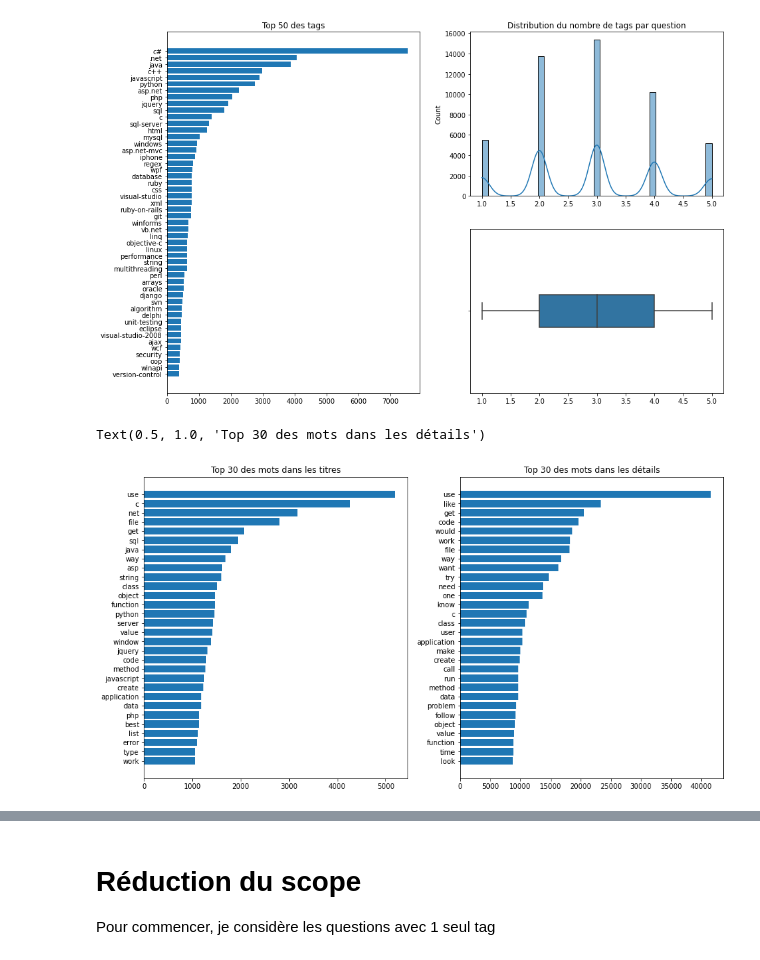
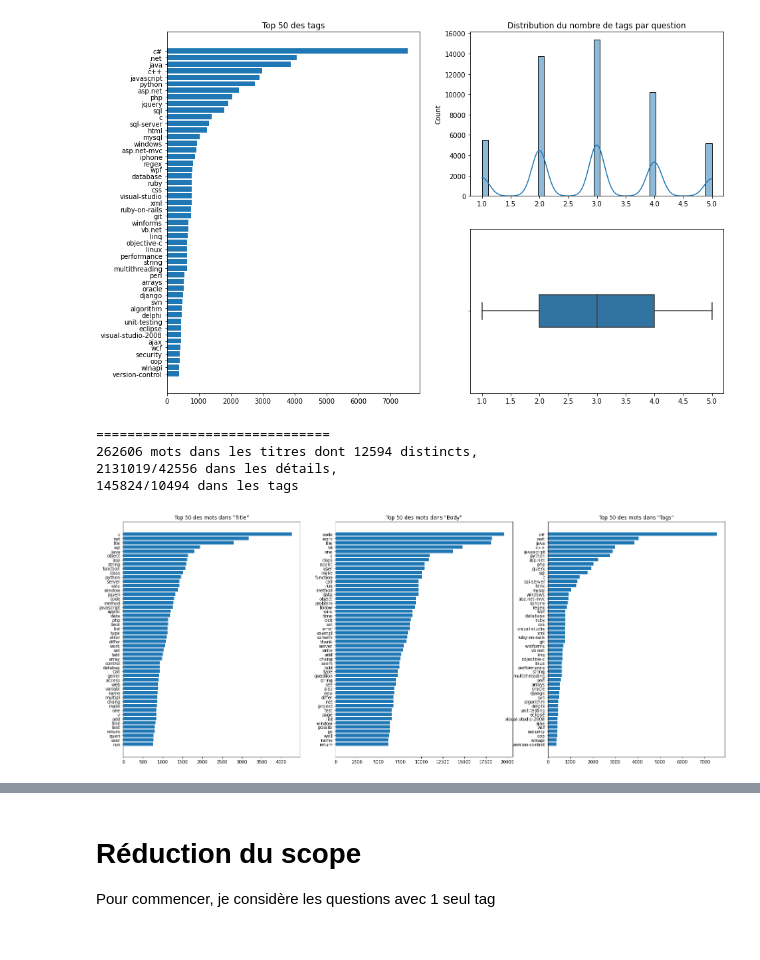
Before and after one commit to FKO78/OC-ds-p6, a Jupyter notebook: P6_Catégorisez_automatiquement_des_questions.ipynb, the cells around one changed output, grey strips where cells are left out. Drawn from its saved outputs; the diff is of its cells as text; code cells hidden in the pictures.

```diff
--- a/P6_Catégorisez_automatiquement_des_questions.ipynb
+++ b/P6_Catégorisez_automatiquement_des_questions.ipynb
@@ -208,21 +204,27 @@ sns.boxplot(x=train['Tags'].apply(lambda x: len(x.split())).values, width=0.2)
 # %% [output]
 <matplotlib.axes._subplots.AxesSubplot at 0x...>
 [figure]
-# %%
-fig = plt.figure(1, figsize=(15, 8))
-plt.subplot(121)
-temp = {k: n for k, n in freq['Title'][:top]}
-temp = sorted(temp.items(), key=lambda t: t[1])
-plt.barh([k for k, v in temp],
-         [v for k, v in temp])
-plt.title('Top {} des mots dans les titres'.format(top))
-
-plt.subplot(122)
-temp = {k: n for k, n in freq['Body'][:top]}
-temp = sorted(temp.items(), key=lambda t: t[1])
-plt.barh([k for k, v in temp],
-         [v for k, v in temp])
-plt.title('Top {} des mots dans les détails'.format(top))
-# %% [output]
-Text(0.5, 1.0, 'Top 30 des mots dans les détails')
-[figure, removed]
+# %%
+cpt = 1
+fig = plt.figure(1, figsize=(25, 10))
+cols = train.columns
+
+for col in cols:
+    plt.subplot(1, len(cols), cpt)
+    plt.barh([k for k, v in sorted(freq[col][:top], key=lambda x: x[1])],
+             [v for k, v in sorted(freq[col][:top], key=lambda x: x[1])])
+    plt.title('Top {} des mots dans "{}"'.format(top, col))
+    cpt += 1
+
+print('='*30)
+print('{} mots dans les titres dont {} distincts, \n\
+{}/{} dans les détails, \n{}/{} dans les tags'.\
+      format(sum(dict(freq['Title']).values()), len(freq['Title']), \
+             sum(dict(freq['Body']).values()), len(freq['Body']), \
+             sum(dict(freq['Tags']).values()), len(freq['Tags'])))
+# %% [output]
+==============================
+262606 mots dans les titres dont 12594 distincts,
+2131019/42556 dans les détails,
+145824/10494 dans les tags
+[figure, added]
```
Also changed, not shown: parts of 4 cells of this notebook.
